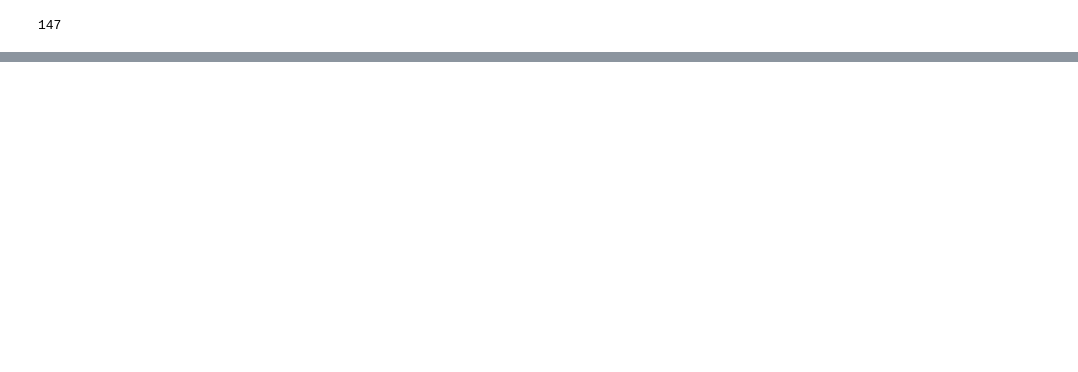
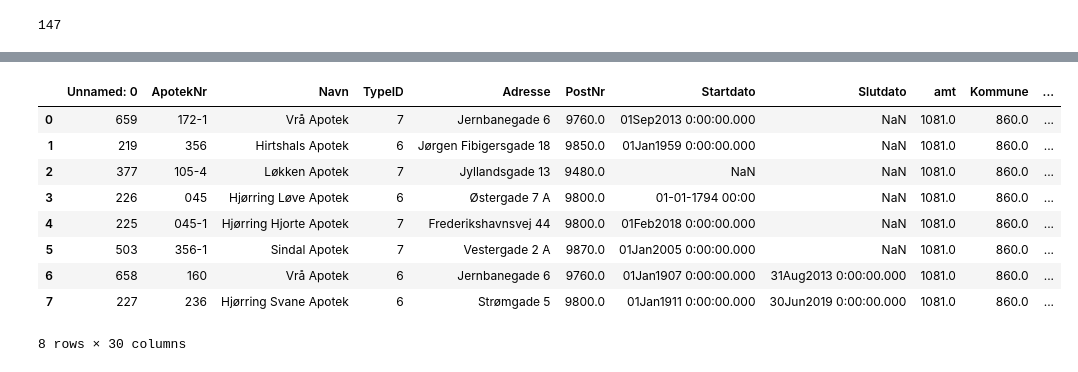
Before and after one commit to Oliverkobaek/thesis_2020, a Jupyter notebook: Geooding of adress.ipynb, the cells around one changed output, grey strips where cells are left out. Cells and saved outputs as stored; diff of their text form; code cells hidden in the pictures; blank space fills up the shorter version.

```diff
--- a/Geooding of adress.ipynb
+++ b/Geooding of adress.ipynb
@@ -283,8 +286,3 @@ map1
 len(frames_year["2016"])+len(frames_year["2017"])+len(frames_year["2018"])+len(frames_year["2019"])
 # %% [output]
 147
-# %%
-frames_year = {}
-for i in range(2008,2021):
-    frames_year[str(i)] = exceldata[(exceldata['dummy']  > i)]  # use globals() to store the vars in the global stack
-frames_year['2009']
@@ -340,0 +393,31 @@ See the caveats in the documentation: https://pandas.pydata.org/pandas-docs/stab
+# %%
+Kommunekode_list = list(gdf["Kommune"])
+frames_Kommune = {}
+for i in tqdm(gdf["Kommune"]):
+    frames_Kommune[str(i)] = gdf[(gdf['Kommune']  == i)]  # use globals() to store the vars in the global stack
+    frames_Kommune[str(i)].drop(['test'], axis=1)
+    frames_Kommune[str(i)].sort_values(by=['ApotekNr'])
+    frames_Kommune[str(i)] = frames_Kommune[str(i)].reset_index(drop=True)
+    for z in range(len(frames_Kommune[str(i)])):
+        frames_Kommune[str(i)][frames_Kommune[str(i)]['Navn'][z]] = frames_Kommune[str(i)].distance(frames_Kommune[str(i)]["geometry"][z])
+
+
+
+
+
+#range(len(frames_Kommune[str(i)]))
+# %%
+frames_Kommune['860.0']
+
+#frames_Kommune['101.0']['København Kongelig Hof Apotek'] = frames_Kommune['101.0'].distance(frames_Kommune['101.0']["geometry"][z])
+# %% [output]
+|  | Unnamed: 0 | ApotekNr | Navn | TypeID | Adresse | PostNr | Startdato | Slutdato | amt | Kommune | ... |
+| 0 | 659 | 172-1 | Vrå Apotek | 7 | Jernbanegade 6 | 9760.0 | 01Sep2013 0:00:00.000 | NaN | 1081.0 | 860.0 | ... |
+| 1 | 219 | 356 | Hirtshals Apotek | 6 | Jørgen Fibigersgade 18 | 9850.0 | 01Jan1959 0:00:00.000 | NaN | 1081.0 | 860.0 | ... |
+| 2 | 377 | 105-4 | Løkken Apotek | 7 | Jyllandsgade 13 | 9480.0 | NaN | NaN | 1081.0 | 860.0 | ... |
+| 3 | 226 | 045 | Hjørring Løve Apotek | 6 | Østergade 7 A | 9800.0 | 01-01-1794 00:00 | NaN | 1081.0 | 860.0 | ... |
+| 4 | 225 | 045-1 | Hjørring Hjorte Apotek | 7 | Frederikshavnsvej 44 | 9800.0 | 01Feb2018 0:00:00.000 | NaN | 1081.0 | 860.0 | ... |
+| 5 | 503 | 356-1 | Sindal Apotek | 7 | Vestergade 2 A | 9870.0 | 01Jan2005 0:00:00.000 | NaN | 1081.0 | 860.0 | ... |
+| 6 | 658 | 160 | Vrå Apotek | 6 | Jernbanegade 6 | 9760.0 | 01Jan1907 0:00:00.000 | 31Aug2013 0:00:00.000 | 1081.0 | 860.0 | ... |
+| 7 | 227 | 236 | Hjørring Svane Apotek | 6 | Strømgade 5 | 9800.0 | 01Jan1911 0:00:00.000 | 30Jun2019 0:00:00.000 | 1081.0 | 860.0 | ... |
+8 rows × 30 columns
```
Also changed, not shown: parts of 29 cells of this notebook, 1 other file.
